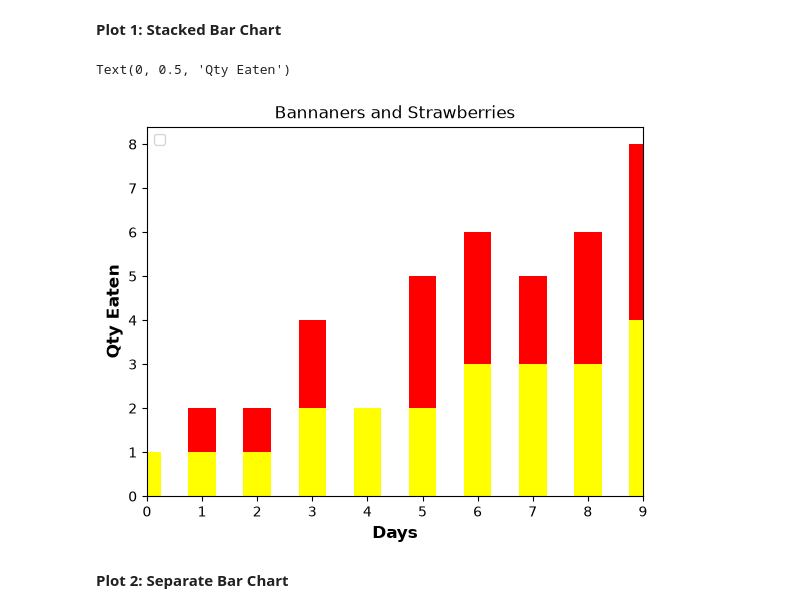
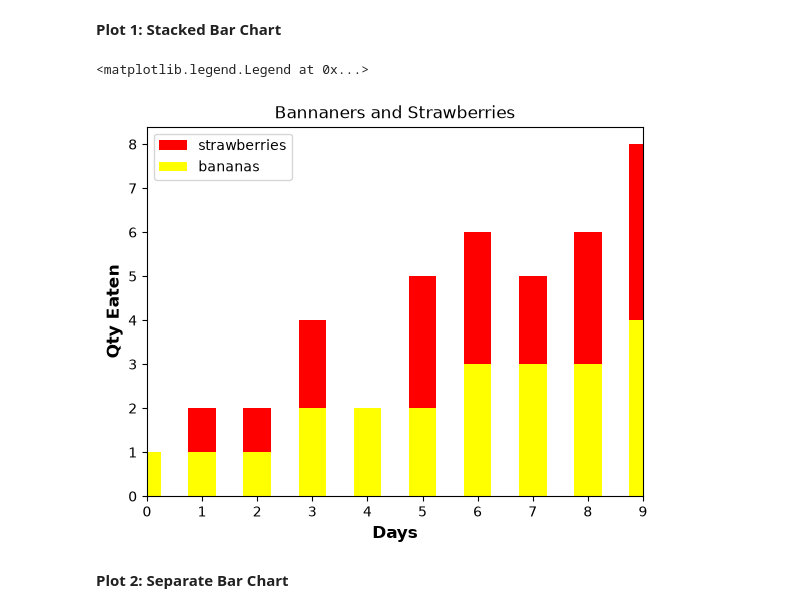
Before and after one commit to rickoprivate/BUAI602HW, a Jupyter notebook: week-09/homework.ipynb, the cells around one changed output. Cells and saved outputs as stored; diff of their text form; code cells hidden in the pictures.

```diff
--- a/week-09/homework.ipynb
+++ b/week-09/homework.ipynb
@@ -263,16 +268,17 @@ bananas = [1, 1, 1, 2, 2, 2, 3, 3, 3, 4]
 **Plot 1: Stacked Bar Chart**
 # %%
 #Your Solution
-plt.bar(days, strawberries, color="red", width=0.5)
-plt.bar(days, bananas, color="yellow", width=0.5)
+'''Create stacked bar chart'''
+plt.bar(days, strawberries, color="red", width=0.5, label="strawberries")
+plt.bar(days, bananas, color="yellow", width=0.5, label="bananas")
 plt.title("Bannaners and Strawberries")
-plt.legend()
 plt.xlim(days[0], days[-1])
 plt.xlabel("Days", fontsize=12, fontweight="bold", color="black")
 plt.ylabel("Qty Eaten", fontsize=12, fontweight="bold", color="black")
+plt.legend()
 # %% [output]
-Text(0, 0.5, 'Qty Eaten')
+<matplotlib.legend.Legend at 0x...>
-[figure, old version]
+[figure, new version]
 # %% [markdown]
 **Plot 2: Separate Bar Chart**
 # %%
```
Also changed, not shown: parts of 14 cells of this notebook.
